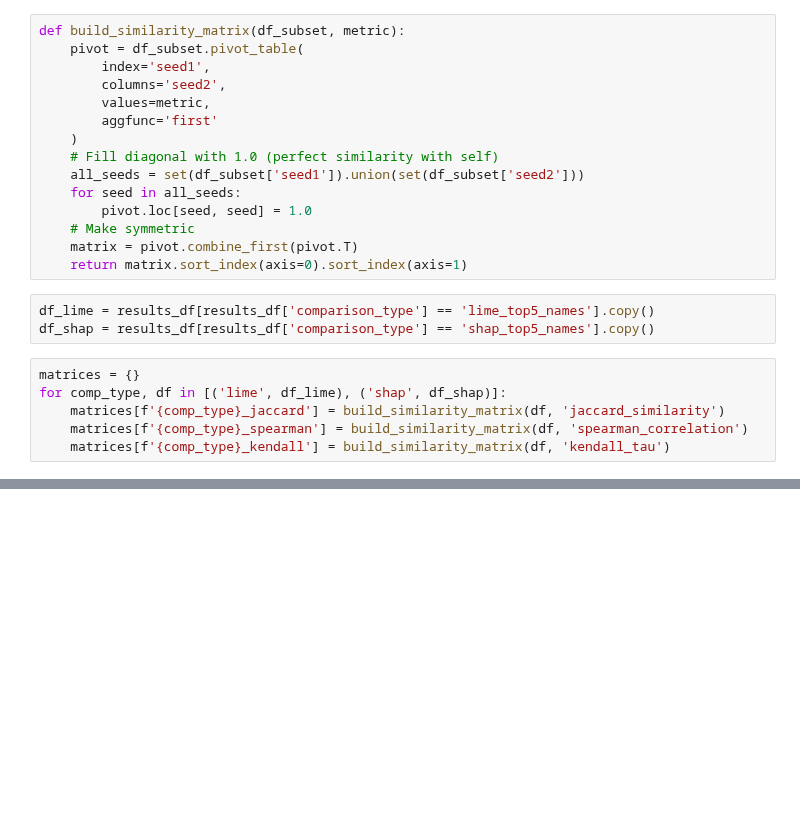
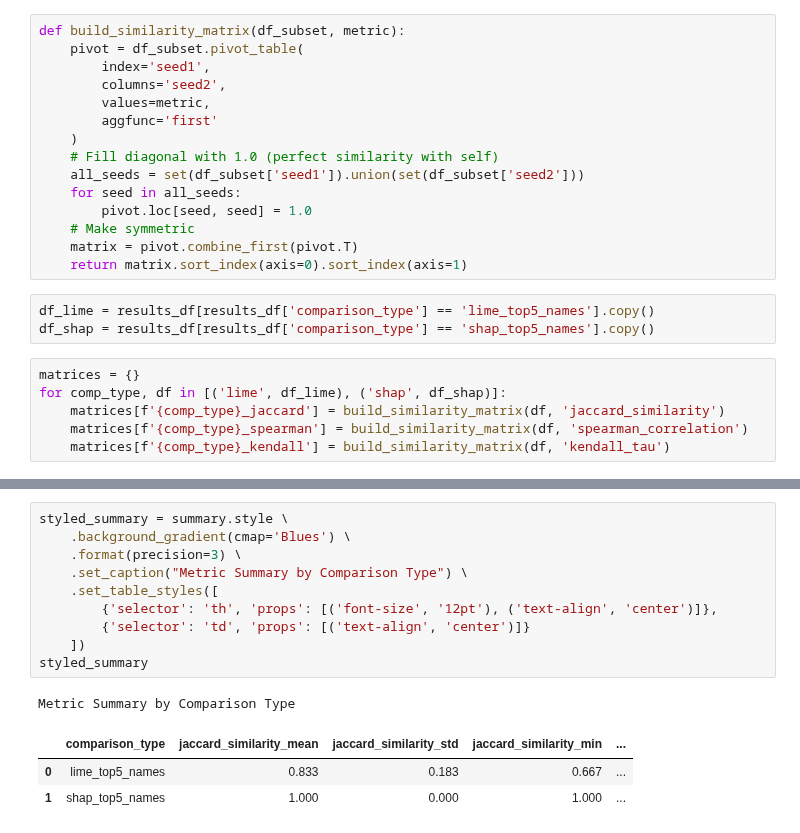
Before and after one commit to Takosaga/master_thesis, a Jupyter notebook: notebooks/11_sample_analysis.ipynb, the cells around one changed output, grey strips where cells are left out. Cells and saved outputs as stored; diff of their text form; blank space fills up the shorter version.

```diff
--- a/notebooks/11_sample_analysis.ipynb
+++ b/notebooks/11_sample_analysis.ipynb
@@ -562,0 +563,15 @@ summary
+# %%
+styled_summary = summary.style \
+    .background_gradient(cmap='Blues') \
+    .format(precision=3) \
+    .set_caption("Metric Summary by Comparison Type") \
+    .set_table_styles([
+        {'selector': 'th', 'props': [('font-size', '12pt'), ('text-align', 'center')]},
+        {'selector': 'td', 'props': [('text-align', 'center')]}
+    ])
+styled_summary
+# %% [output]
+Metric Summary by Comparison Type
+|  | comparison_type | jaccard_similarity_mean | jaccard_similarity_std | jaccard_similarity_min | ... |
+| 0 | lime_top5_names | 0.833 | 0.183 | 0.667 | ... |
+| 1 | shap_top5_names | 1.000 | 0.000 | 1.000 | ... |
```
Also changed, not shown: parts of 10 cells of this notebook, 6 other files.
